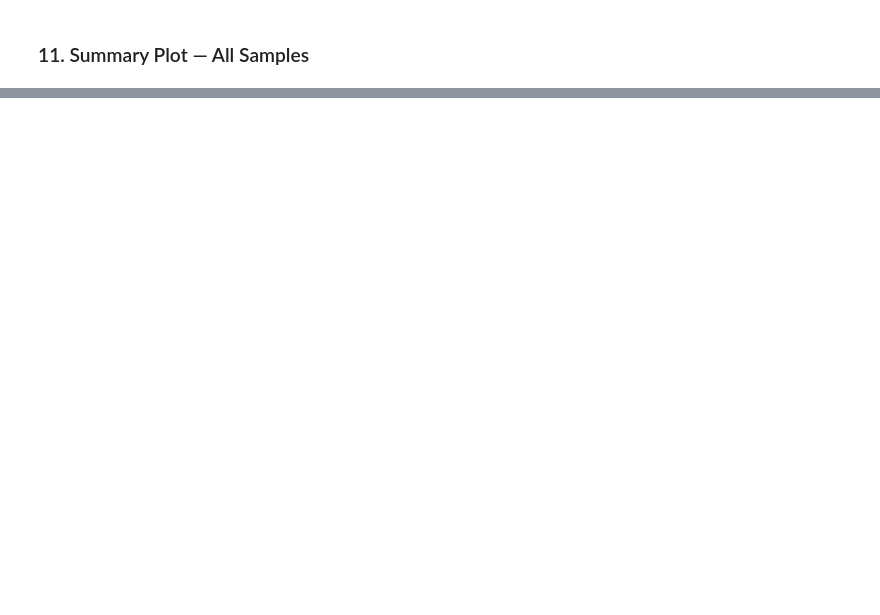
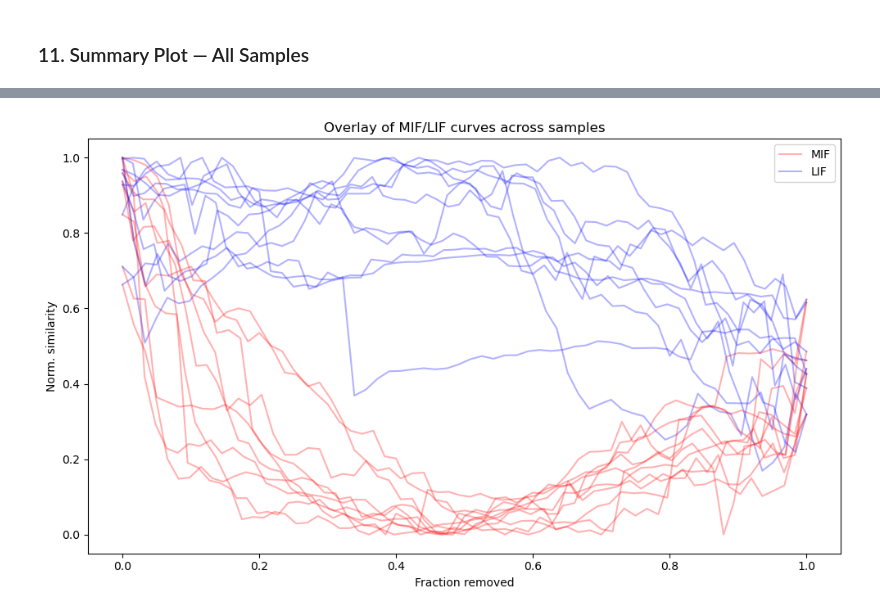
Before and after one commit to yhuang122/Image-Explanations-with-shapiq, a Jupyter notebook: insertion_deletion.ipynb, the cells around one changed output, grey strips where cells are left out. Drawn from its saved outputs; the diff is of its cells as text; code cells hidden in the pictures; blank space fills up the shorter version.

```diff
--- a/insertion_deletion.ipynb
+++ b/insertion_deletion.ipynb
@@ -392,0 +413,15 @@ plt.show()
+# %%
+#把图片叠加在一起，看看不同图片的AID曲线差异
+fig, axes = plt.subplots(1, 1, figsize=(10, 6))
+for img_id, res in results.items():
+    x_frac = np.arange(len(res['mif_norm'])) / (len(res['mif_norm']) - 1)
+    axes.plot(x_frac, res['mif_norm'], 'r-', alpha=0.3)
+    axes.plot(x_frac, res['lif_norm'], 'b-', alpha=0.3)
+axes.set_xlabel('Fraction removed')
+axes.set_ylabel('Norm. similarity')
+axes.set_title('Overlay of MIF/LIF curves across samples')
+axes.legend(['MIF', 'LIF'])
+plt.tight_layout()
+plt.show()
+# %% [output]
+[figure, added]
```
Also changed, not shown: parts of 9 cells of this notebook, 3 other files.
